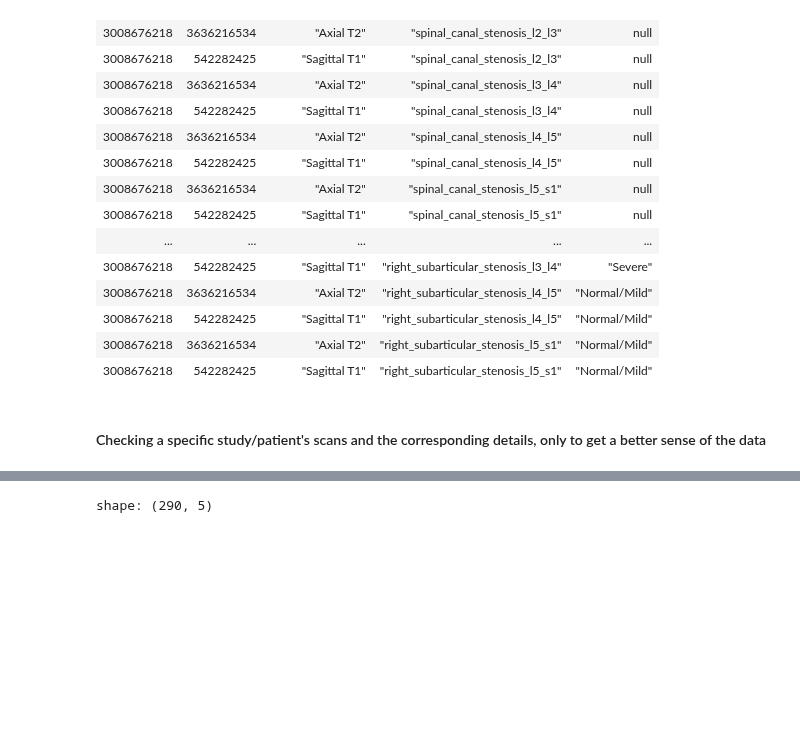
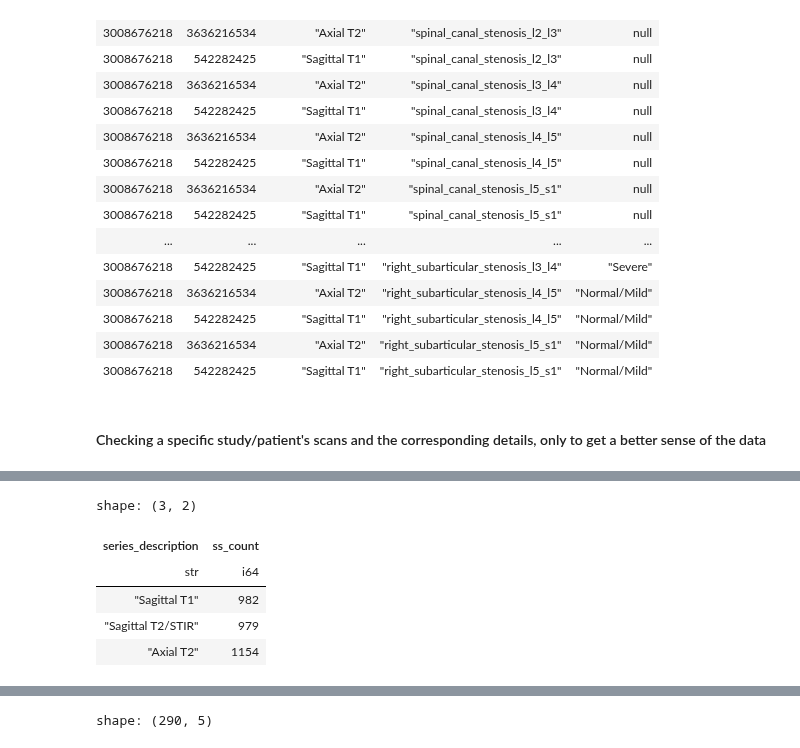
Before and after one commit to sumaniitm/RSNA-2024-Lumbar-Spine-Degenerative-Classification, a Jupyter notebook: primary-problem-study-rsna-2024.ipynb, the cells around one changed output, grey strips where cells are left out. Saved outputs shown, nothing was run; the diff lists cells and outputs as text; code cells hidden in the pictures; blank space fills up the shorter version.

```diff
--- a/primary-problem-study-rsna-2024.ipynb
+++ b/primary-problem-study-rsna-2024.ipynb
@@ -142,0 +138,10 @@ condition_list = dd.sql("select distinct condition_vert_level from full_training
+# %%
+dd.sql("select series_description, count(distinct(study_id||'/'||series_id)) as ss_count from full_training_data \
+where severity = 'Severe' group by series_description").pl()
+# %% [output]
+shape: (3, 2)
+| series_description | ss_count |
+| str | i64 |
+| "Sagittal T1" | 982 |
+| "Sagittal T2/STIR" | 979 |
+| "Axial T2" | 1154 |
```
Also changed, not shown: parts of 5 cells of this notebook.
